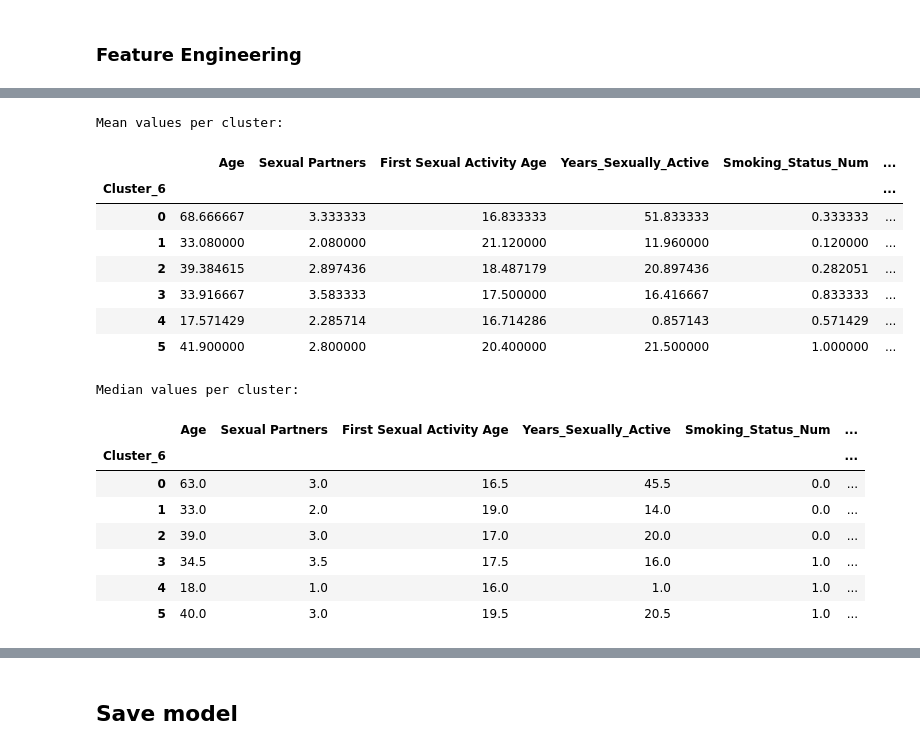
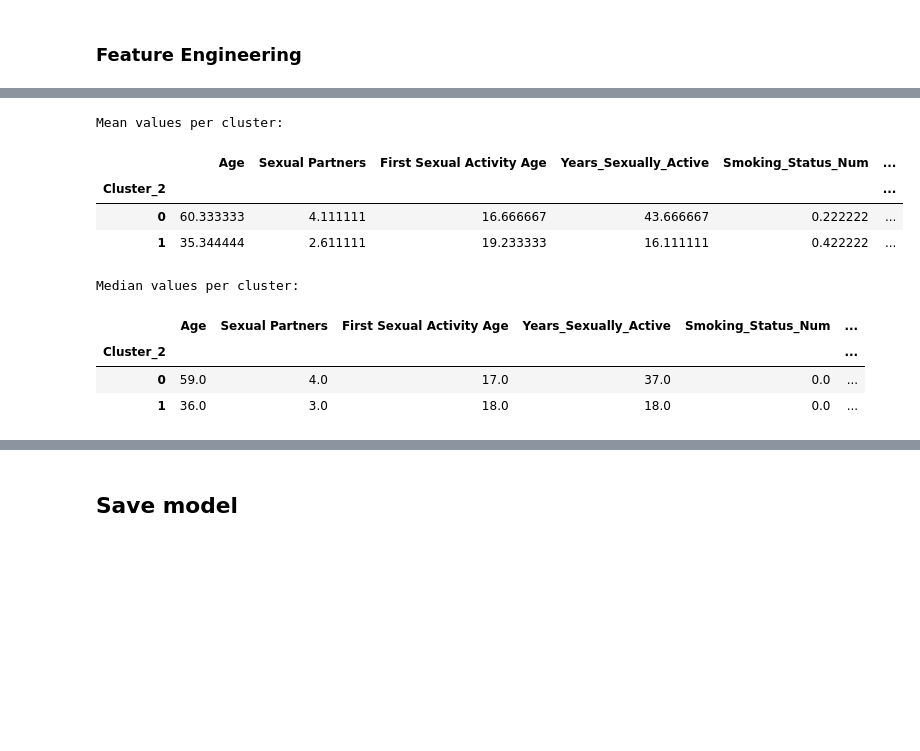
Before and after one commit to mwisechacha/shescreen-ds, a Jupyter notebook: analysis.ipynb, the cells around one changed output, grey strips where cells are left out. Cells and saved outputs as stored; diff of their text form; code cells hidden in the pictures; blank space fills up the shorter version.

```diff
--- a/analysis.ipynb
+++ b/analysis.ipynb
@@ -479,0 +445,2 @@ array([[-8.23386970e-01,  1.03077641e+00, -2.00910809e-01, ...,
+# %%
+cerv_risk_attr_transformed = full_risk_pipeine.fit_transform(cerv_risk_attr)
@@ -479,0 +463,4 @@ array([[-8.23386970e-01,  1.03077641e+00, -2.00910809e-01, ...,
+# %%
+kmeans = KMeans(n_clusters=6, random_state=42)
+clusters = kmeans.fit_predict(cerv_risk_attr_transformed)
+cerv_risk_attr['Cluster'] = clusters
@@ -506,15 +511,15 @@ k=6: Silhouette Score = 0.326
 # %%
-# Fit KMeans with 6 clusters
-kmeans_6 = KMeans(n_clusters=6, random_state=42)
-clusters_6 = kmeans_6.fit_predict(X_scaled_no_nan)
+# Fit KMeans with 2 clusters
+kmeans_2 = KMeans(n_clusters=2, random_state=42)
+clusters_2 = kmeans_2.fit_predict(cerv_risk_attr_transformed)
 
 # Reduce to 2D for visualization
 pca = PCA(n_components=2, random_state=42)
-X_pca = pca.fit_transform(X_scaled_no_nan)
+X_pca = pca.fit_transform(cerv_risk_attr_transformed)
 
 plt.figure(figsize=(8, 6))
-scatter = plt.scatter(X_pca[:, 0], X_pca[:, 1], c=clusters_6, cmap='tab10', alpha=0.7)
-plt.title('Scatter Plot of 6 Clusters (PCA-reduced)')
+scatter = plt.scatter(X_pca[:, 0], X_pca[:, 1], c=clusters_2, cmap='tab10', alpha=0.7)
+plt.title('Scatter Plot of 2 Clusters (PCA-reduced)')
 plt.xlabel('PCA Component 1')
 plt.ylabel('PCA Component 2')
 plt.colorbar(scatter, label='Cluster')
@@ -524,4 +529,4 @@ plt.show()
 # %%
-cerv_risk_attr['Cluster_6'] = clusters_6
+cerv_risk_attr['Cluster_2'] = clusters_2
 cerv_risk_attr.head()
 # %% [output]
@@ -534,27 +539,19 @@ cerv_risk_attr.head()
 # %%
-summary_mean = cerv_risk_attr.groupby('Cluster_6').mean(numeric_only=True)
-summary_median = cerv_risk_attr.groupby('Cluster_6').median(numeric_only=True)
+summary_mean = cerv_risk_attr.groupby('Cluster_2').mean(numeric_only=True)
+summary_median = cerv_risk_attr.groupby('Cluster_2').median(numeric_only=True)
 
 print("Mean values per cluster:")
 display(summary_mean)
 print("Median values per cluster:")
 display(summary_median)
 # %% [output]
 Mean values per cluster:
 |  | Age | Sexual Partners | First Sexual Activity Age | Years_Sexually_Active | Smoking_Status_Num | ... |
-| Cluster_6 |  |  |  |  |  | ... |
-| 0 | 68.666667 | 3.333333 | 16.833333 | 51.833333 | 0.333333 | ... |
-| 1 | 33.080000 | 2.080000 | 21.120000 | 11.960000 | 0.120000 | ... |
-| 2 | 39.384615 | 2.897436 | 18.487179 | 20.897436 | 0.282051 | ... |
-| 3 | 33.916667 | 3.583333 | 17.500000 | 16.416667 | 0.833333 | ... |
-| 4 | 17.571429 | 2.285714 | 16.714286 | 0.857143 | 0.571429 | ... |
-| 5 | 41.900000 | 2.800000 | 20.400000 | 21.500000 | 1.000000 | ... |
+| Cluster_2 |  |  |  |  |  | ... |
+| 0 | 60.333333 | 4.111111 | 16.666667 | 43.666667 | 0.222222 | ... |
+| 1 | 35.344444 | 2.611111 | 19.233333 | 16.111111 | 0.422222 | ... |
 Median values per cluster:
 |  | Age | Sexual Partners | First Sexual Activity Age | Years_Sexually_Active | Smoking_Status_Num | ... |
-| Cluster_6 |  |  |  |  |  | ... |
-| 0 | 63.0 | 3.0 | 16.5 | 45.5 | 0.0 | ... |
-| 1 | 33.0 | 2.0 | 19.0 | 14.0 | 0.0 | ... |
-| 2 | 39.0 | 3.0 | 17.0 | 20.0 | 0.0 | ... |
-| 3 | 34.5 | 3.5 | 17.5 | 16.0 | 1.0 | ... |
-| 4 | 18.0 | 1.0 | 16.0 | 1.0 | 1.0 | ... |
-| 5 | 40.0 | 3.0 | 19.5 | 20.5 | 1.0 | ... |
+| Cluster_2 |  |  |  |  |  | ... |
+| 0 | 59.0 | 4.0 | 17.0 | 37.0 | 0.0 | ... |
+| 1 | 36.0 | 3.0 | 18.0 | 18.0 | 0.0 | ... |
```
Also changed, not shown: parts of 24 cells of this notebook, 1 other file.
